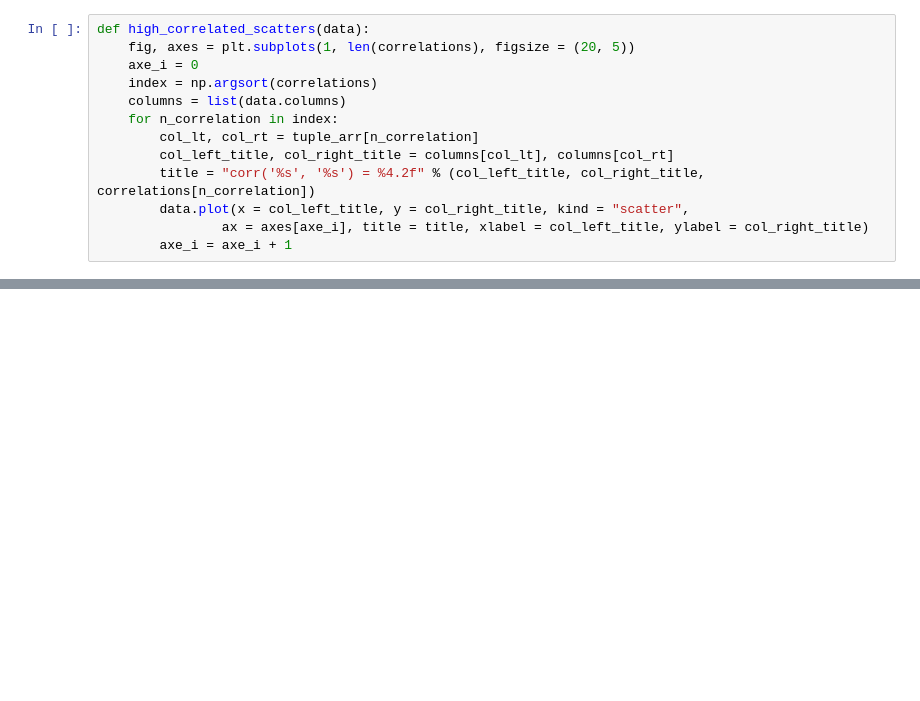
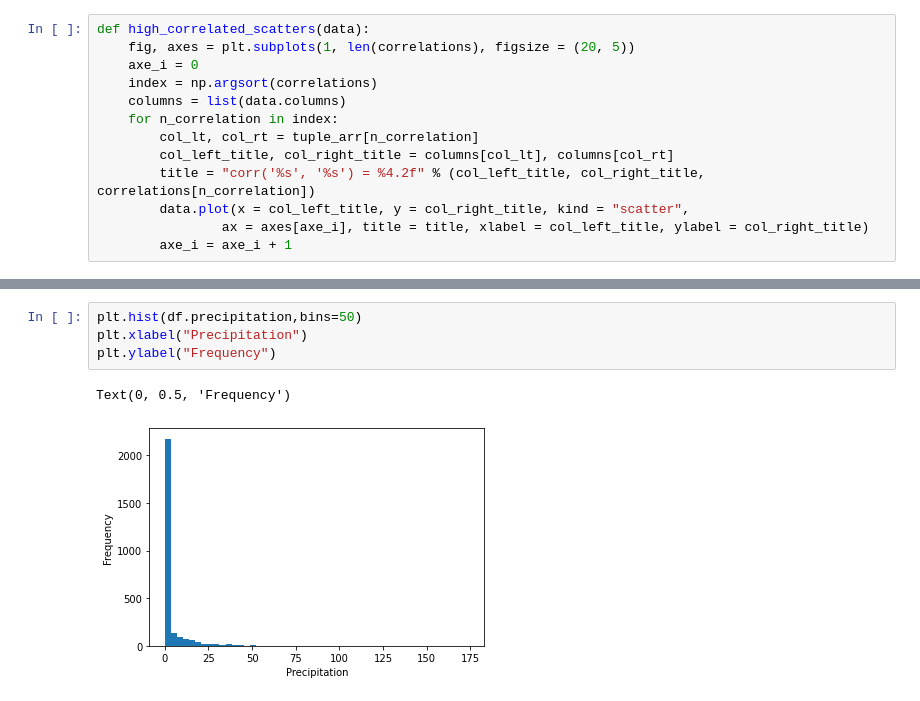
Before and after one commit to GalDear/Data-science-Weather, a Jupyter notebook: main.ipynb, the cells around one changed output, grey strips where cells are left out. Drawn from its saved outputs; the diff is of its cells as text; blank space fills up the shorter version.

```diff
--- a/main.ipynb
+++ b/main.ipynb
@@ -153,0 +167,7 @@ high_correlated_scatters(norm_df)
+# %%
+plt.hist(df.precipitation,bins=50)
+plt.xlabel("Precipitation")
+plt.ylabel("Frequency")
+# %% [output]
+Text(0, 0.5, 'Frequency')
+[figure, added]
```
Also changed, not shown: parts of 4 cells of this notebook, 11 other files.
